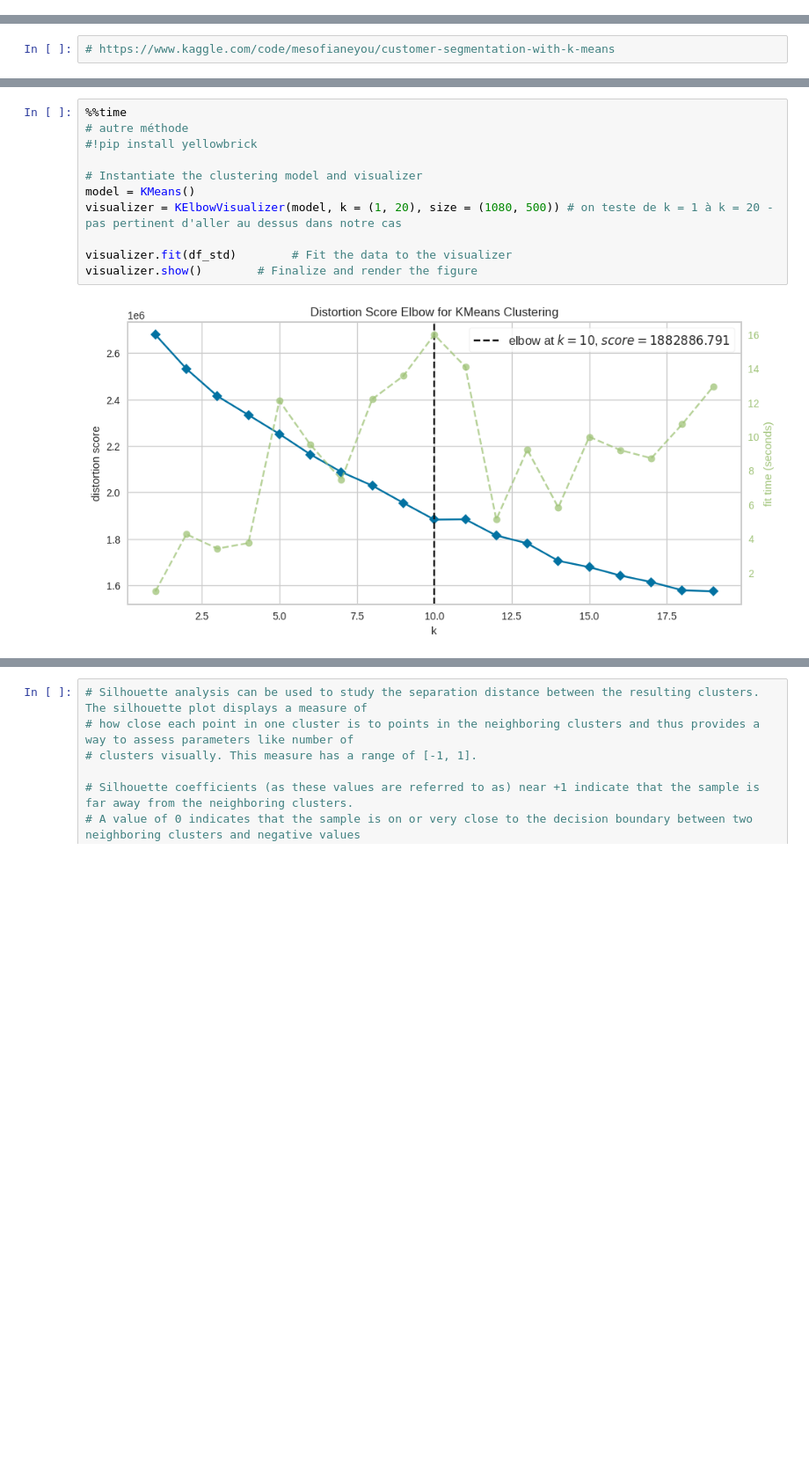
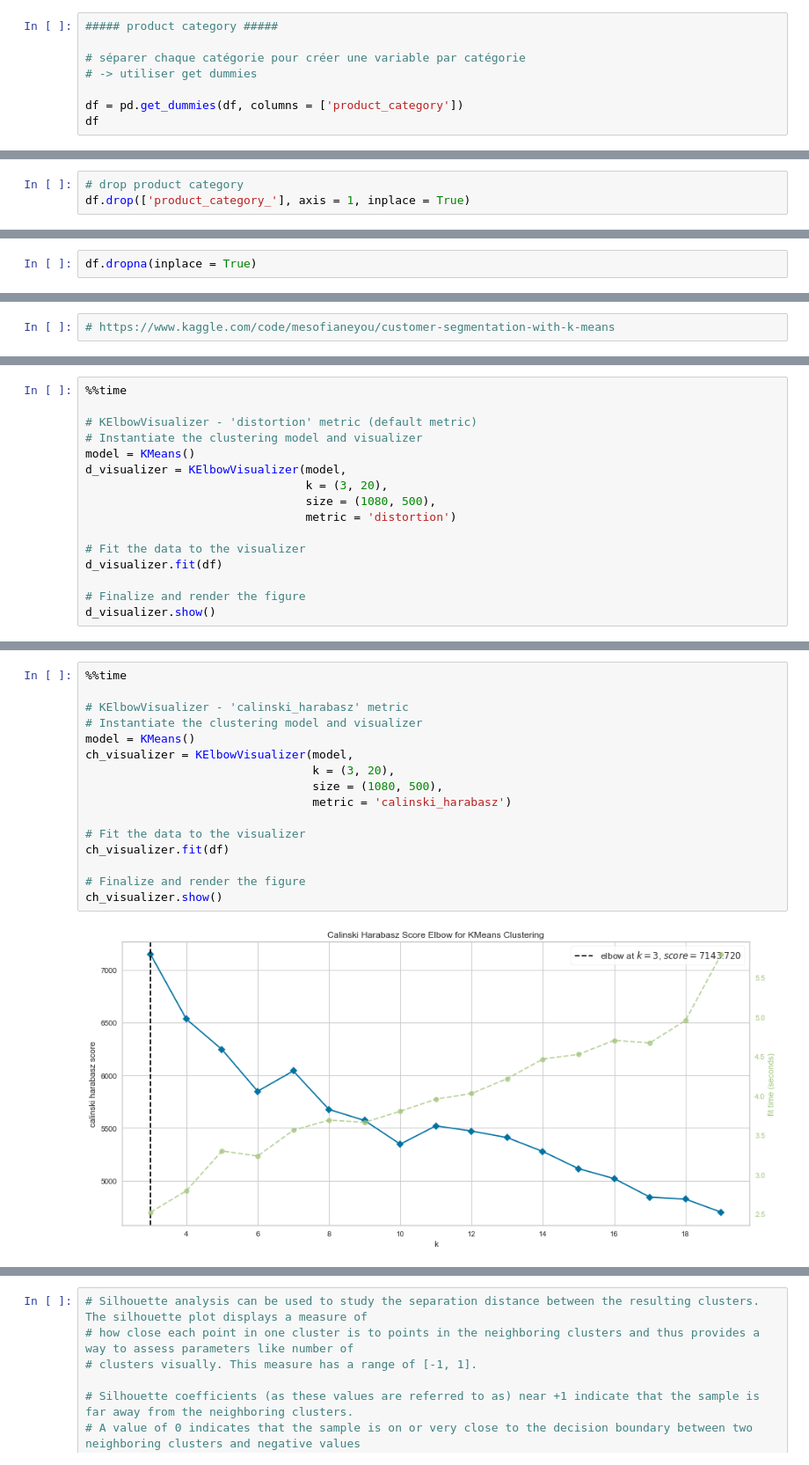
Before and after one commit to LucileRb/customer_segmentation, a Jupyter notebook: Clustering_dataset_total.ipynb, the cells around one changed output, grey strips where cells are left out. Shown at 88% size. Saved outputs shown, nothing was run; the diff lists cells and outputs as text; blank space fills up the shorter version.

```diff
--- a/Clustering_dataset_total.ipynb
+++ b/Clustering_dataset_total.ipynb
@@ -334,0 +292,8 @@ df.drop(['index'], axis = 1, inplace = True)
+# %%
+##### product category #####
+
+# séparer chaque catégorie pour créer une variable par catégorie
+# -> utiliser get dummies
+
+df = pd.get_dummies(df, columns = ['product_category'])
+df
@@ -335,3 +331,6 @@ df.drop(['index'], axis = 1, inplace = True)
+# %%
+# drop product category
+df.drop(['product_category_'], axis = 1, inplace = True)
 # %%
 df
 # %% [output]
@@ -364 +355,3 @@ df_std = pd.DataFrame(data = df_std, columns = df.columns)
+# %%
+df.dropna(inplace = True)
 # %%
@@ -415,0 +409,16 @@ Text(0, 0.5, 'coût du modèle')
+# %%
+%%time
+
+# KElbowVisualizer - 'distortion' metric (default metric)
+# Instantiate the clustering model and visualizer
+model = KMeans()
+d_visualizer = KElbowVisualizer(model,
+                                k = (3, 20),
+                                size = (1080, 500),
+                                metric = 'distortion')
+
+# Fit the data to the visualizer
+d_visualizer.fit(df)
+
+# Finalize and render the figure
+d_visualizer.show()
@@ -416,13 +430,18 @@ Text(0, 0.5, 'coût du modèle')
 # %%
 %%time
-# autre méthode
-#!pip install yellowbrick
 
+# KElbowVisualizer - 'calinski_harabasz' metric
 # Instantiate the clustering model and visualizer
 model = KMeans()
-visualizer = KElbowVisualizer(model, k = (1, 20), size = (1080, 500)) # on teste de k = 1 à k = 20 - pas pertinent d'aller au dessus dans notre cas
+ch_visualizer = KElbowVisualizer(model,
+                                 k = (3, 20),
+                                 size = (1080, 500),
+                                 metric = 'calinski_harabasz')
 
-visualizer.fit(df_std)        # Fit the data to the visualizer
-visualizer.show()        # Finalize and render the figure
+# Fit the data to the visualizer
+ch_visualizer.fit(df)
+
+# Finalize and render the figure
+ch_visualizer.show()
 # %% [output]
-[figure, old version]
+[figure, new version]
```
Also changed, not shown: parts of 110 cells of this notebook, 15 other files.
